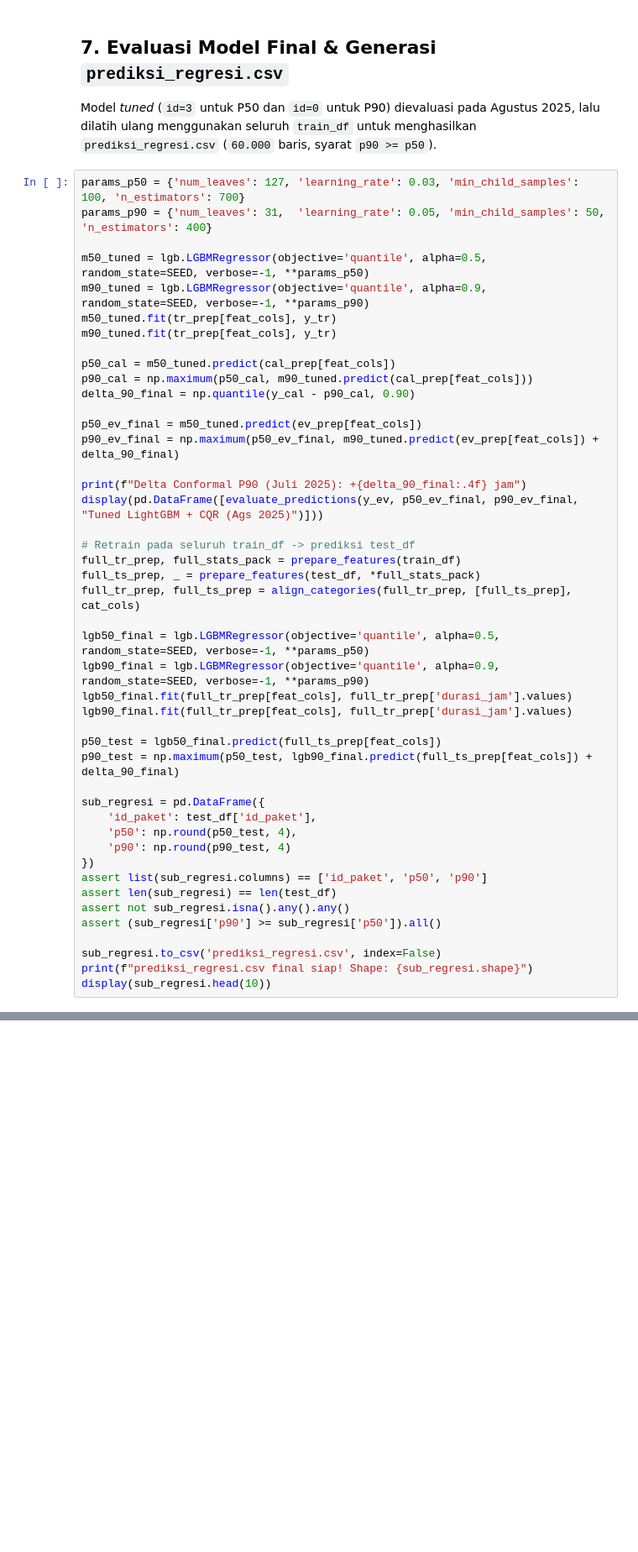
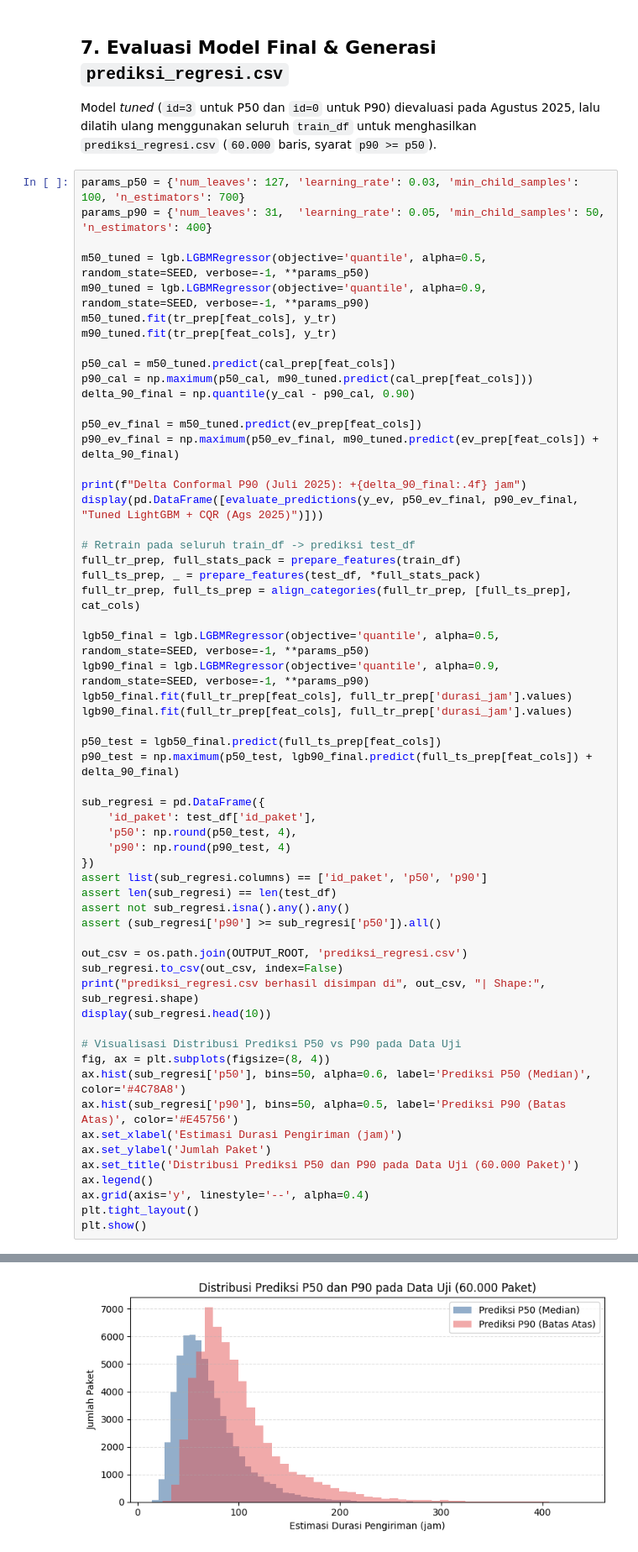
Before and after one commit to dwikidias/UTS-Machine-Learning-kelompok-14, a Jupyter notebook: DwikiDiastoro_regresi.ipynb, the cells around one changed output, grey strips where cells are left out. Shown at 84% size. Drawn from its saved outputs; the diff is of its cells as text; blank space fills up the shorter version.

```diff
--- a/DwikiDiastoro_regresi.ipynb
+++ b/DwikiDiastoro_regresi.ipynb
@@ -480,9 +515,22 @@ assert len(sub_regresi) == len(test_df)
 assert not sub_regresi.isna().any().any()
 assert (sub_regresi['p90'] >= sub_regresi['p50']).all()
 
-sub_regresi.to_csv('prediksi_regresi.csv', index=False)
-print(f"prediksi_regresi.csv final siap! Shape: {sub_regresi.shape}")
+out_csv = os.path.join(OUTPUT_ROOT, 'prediksi_regresi.csv')
+sub_regresi.to_csv(out_csv, index=False)
+print("prediksi_regresi.csv berhasil disimpan di", out_csv, "| Shape:", sub_regresi.shape)
 display(sub_regresi.head(10))
+
+# Visualisasi Distribusi Prediksi P50 vs P90 pada Data Uji
+fig, ax = plt.subplots(figsize=(8, 4))
+ax.hist(sub_regresi['p50'], bins=50, alpha=0.6, label='Prediksi P50 (Median)', color='#4C78A8')
+ax.hist(sub_regresi['p90'], bins=50, alpha=0.5, label='Prediksi P90 (Batas Atas)', color='#E45756')
+ax.set_xlabel('Estimasi Durasi Pengiriman (jam)')
+ax.set_ylabel('Jumlah Paket')
+ax.set_title('Distribusi Prediksi P50 dan P90 pada Data Uji (60.000 Paket)')
+ax.legend()
+ax.grid(axis='y', linestyle='--', alpha=0.4)
+plt.tight_layout()
+plt.show()
 # %% [output]
 Delta Conformal P90 (Juli 2025): +5.8094 jam
 |  | Skema / Model | Pinball P50 | Pinball P90 | P90 Coverage (%) |
@@ -491,14 +539,15 @@ prediksi_regresi.csv final siap! Shape: (60000, 3)
 |  | id_paket | p50 | p90 |
 | 0 | P83639399 | 59.1987 | 79.3797 |
 | 1 | P26553951 | 104.9910 | 138.2390 |
 | 2 | P32537117 | 58.9272 | 88.8568 |
 | 3 | P28750760 | 65.4104 | 89.3407 |
 | 4 | P96580009 | 53.2567 | 73.8858 |
 | 5 | P48017366 | 179.4122 | 234.4591 |
 | 6 | P43165236 | 66.6199 | 89.0638 |
 | 7 | P66505512 | 50.7836 | 72.5980 |
 | 8 | P46572172 | 92.0974 | 134.9090 |
 | 9 | P88334628 | 66.5703 | 92.6892 |
+[figure, added]
 # %% [markdown]
 ## 8. Error Breakdown & Interpretabilitas (SHAP)
 Menampilkan tabel error per `layanan`, `pulau_tujuan`, dan `mitra_kurir` pada set evaluasi Agustus 2025, serta 15 fitur paling berpengaruh berdasarkan *mean absolute SHAP value*.
```
Also changed, not shown: parts of 13 cells of this notebook.
